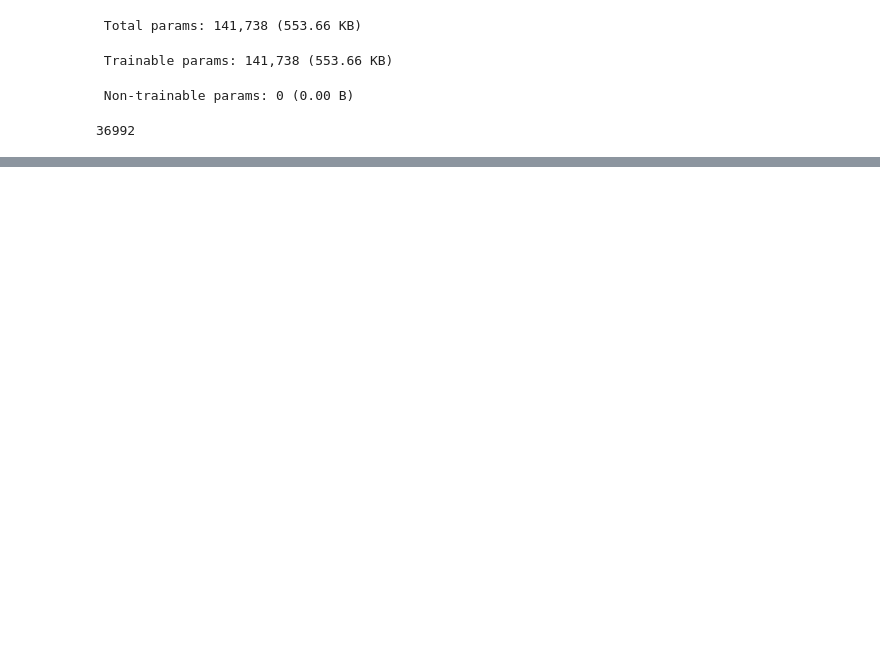
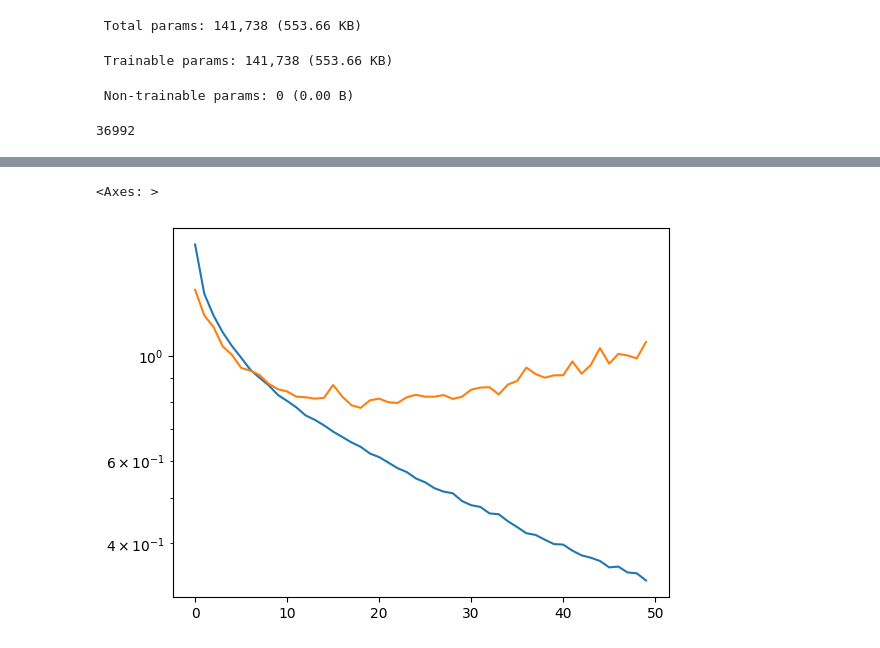
Before and after one commit to Vigash14120/AI-by-INTEL, a Jupyter notebook: CNN_CIFAR10.ipynb, the cells around one changed output, grey strips where cells are left out. Drawn from its saved outputs; the diff is of its cells as text; code cells hidden in the pictures; blank space fills up the shorter version.

```diff
--- a/CNN_CIFAR10.ipynb
+++ b/CNN_CIFAR10.ipynb
@@ -122,0 +152,6 @@ Model: "sequential_1"
+# %%
+pd.Series(history.history['loss']).plot(logy=True)
+pd.Series(history.history['val_loss']).plot(logy=True)
+# %% [output]
+<Axes: >
+[figure, added]
```
Also changed, not shown: parts of 6 cells of this notebook.
